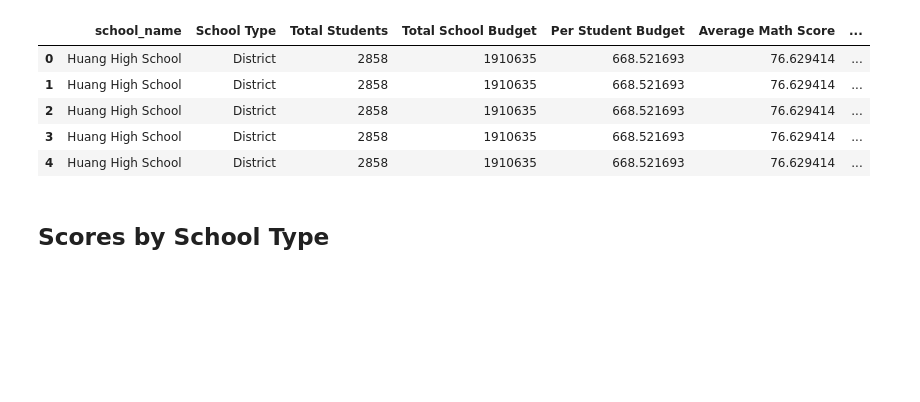
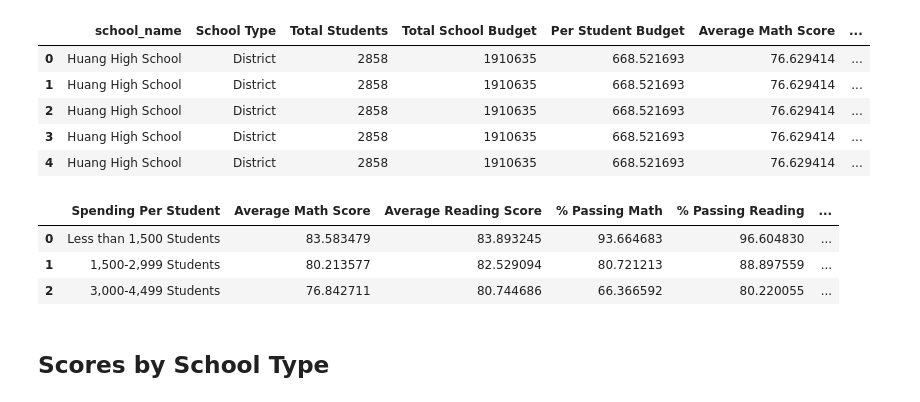
Before and after one commit to hamiltojogo/pandas-challenge, a Jupyter notebook: PyCitySchools_starter.ipynb, the cells around one changed output. Saved outputs shown, nothing was run; the diff lists cells and outputs as text; code cells hidden in the pictures; blank space fills up the shorter version.

Commit message:
scores by school size

```diff
--- a/PyCitySchools_starter.ipynb
+++ b/PyCitySchools_starter.ipynb
@@ -1037,3 +1177,19 @@ SchoolSummary_StudentData_df.head()
+# %%
+#Scores by Scool Size Summary Table
+
+Scores_by_Spending = pd.DataFrame({'Spending Per Student':['Less than  1,500 Students','1,500-2,999 Students', '3,000-4,499 Students', '𝐺𝑟𝑒𝑎𝑡𝑒𝑟 𝑡ℎ𝑎𝑛 4,500 Students'],
+    'Average Math Score': [AverageMathLessThan1500, AverageMathLessThan3000, AverageMathLessThan4500, AverageMathMoreThan4500],
+    'Average Reading Score': [AverageReadingLessThan1500, AverageReadingLessThan3000,AverageReadingLessThan4500, AverageReadingMoreThan4500],
+    '% Passing Math': [PercentMathPassingLessThan1500, PercentMathPassingLessThan3000, PercentMathPassingLessThan4500, ],
+    '% Passing Reading': [PercentReadingPassingLessThan1500, PercentReadingPassingLessThan3000, PercentReadingPassingLessThan4500],
+    'Overall Passing Rate': [PercentOverallPassingLessThan1500, PercentOverallPassingLessThan3000, PercentOverallPassingLessThan4500]})
+
+Scores_by_Spending
+# %% [output]
+|  | Spending Per Student | Average Math Score | Average Reading Score | % Passing Math | % Passing Reading | ... |
+| 0 | Less than 1,500 Students | 83.583479 | 83.893245 | 93.664683 | 96.604830 | ... |
+| 1 | 1,500-2,999 Students | 80.213577 | 82.529094 | 80.721213 | 88.897559 | ... |
+| 2 | 3,000-4,499 Students | 76.842711 | 80.744686 | 66.366592 | 80.220055 | ... |
 # %% [markdown]
 ## Scores by School Type
 # %% [markdown]
```
Also changed, not shown: parts of 4 cells of this notebook.
